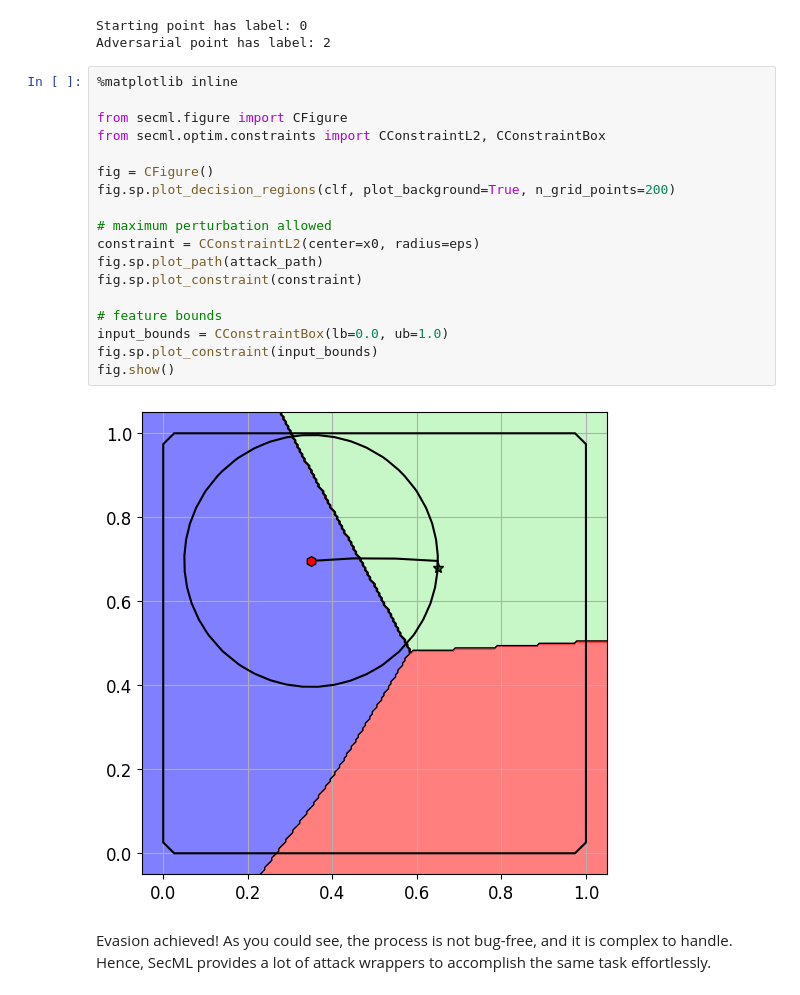
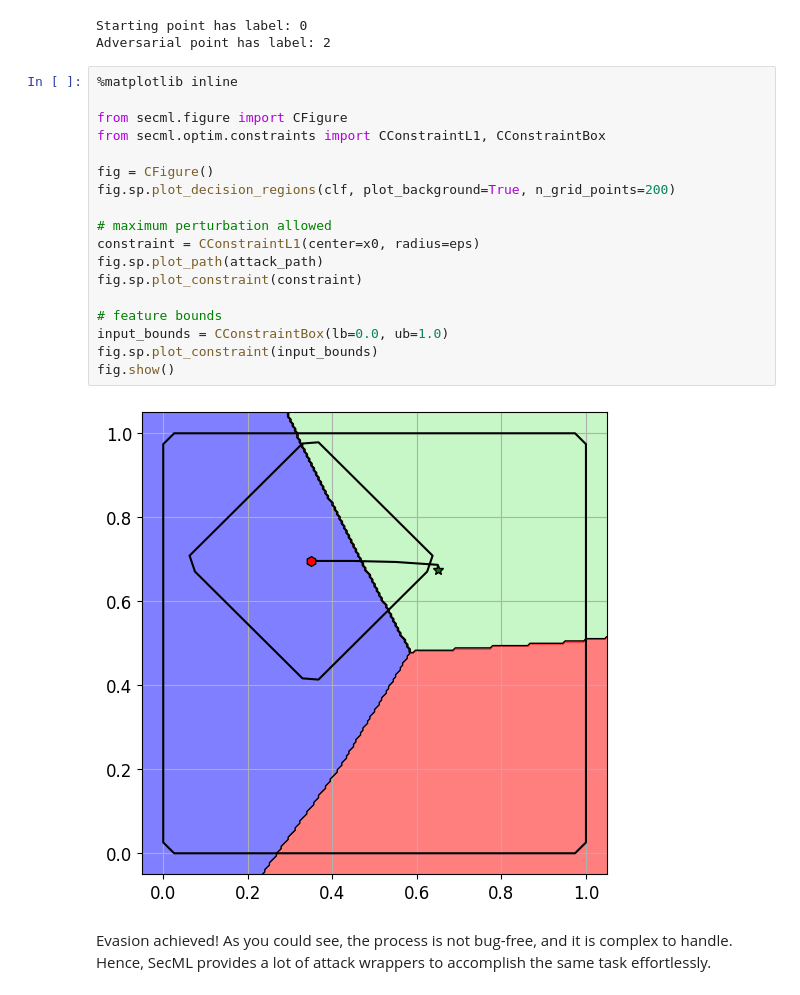
Before and after one commit to mehhdiii/secml-exercises, a Jupyter notebook: 01-Evasion_complete.ipynb, the cells around one changed output. Drawn from its saved outputs; the diff is of its cells as text.

```diff
--- a/01-Evasion_complete.ipynb
+++ b/01-Evasion_complete.ipynb
@@ -237,23 +273,23 @@ Adversarial point has label: 2
 # %%
 %matplotlib inline
 
 from secml.figure import CFigure
-from secml.optim.constraints import CConstraintL2, CConstraintBox
+from secml.optim.constraints import CConstraintL1, CConstraintBox
 
 fig = CFigure()
 fig.sp.plot_decision_regions(clf, plot_background=True, n_grid_points=200)
 
 # maximum perturbation allowed
-constraint = CConstraintL2(center=x0, radius=eps)
+constraint = CConstraintL1(center=x0, radius=eps)
 fig.sp.plot_path(attack_path)
 fig.sp.plot_constraint(constraint)
 
 # feature bounds
 input_bounds = CConstraintBox(lb=0.0, ub=1.0)
 fig.sp.plot_constraint(input_bounds)
 fig.show()
 # %% [output]
-[figure, old version]
+[figure, new version]
 # %% [markdown]
 Evasion achieved!
 As you could see, the process is not bug-free, and it is complex to handle.
```
Also changed, not shown: parts of 5 cells of this notebook.
